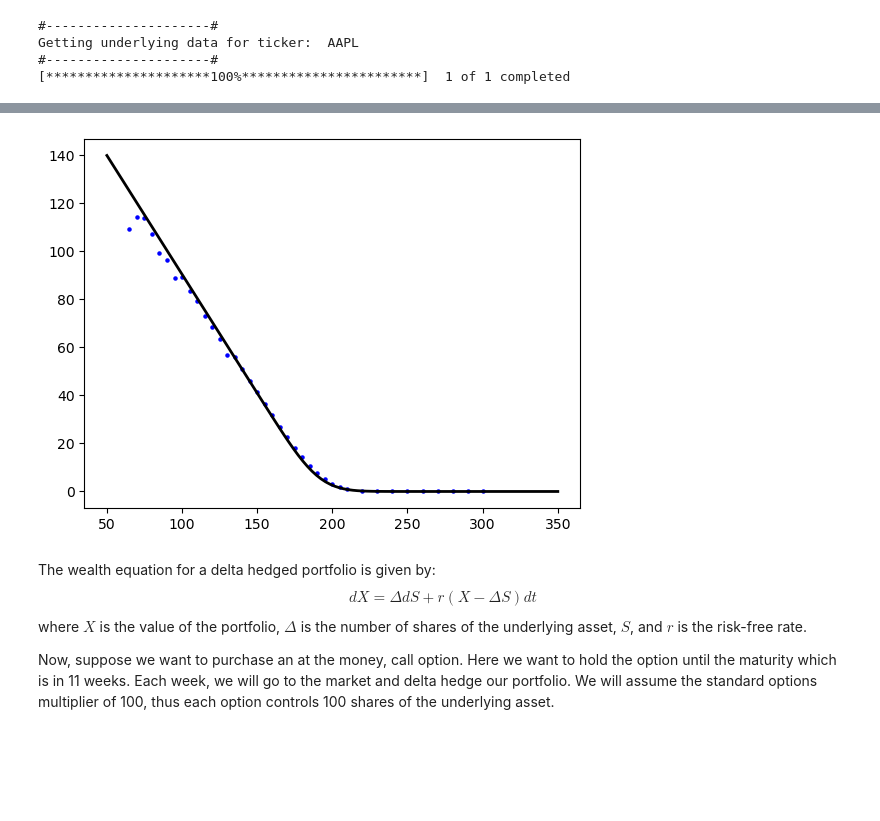
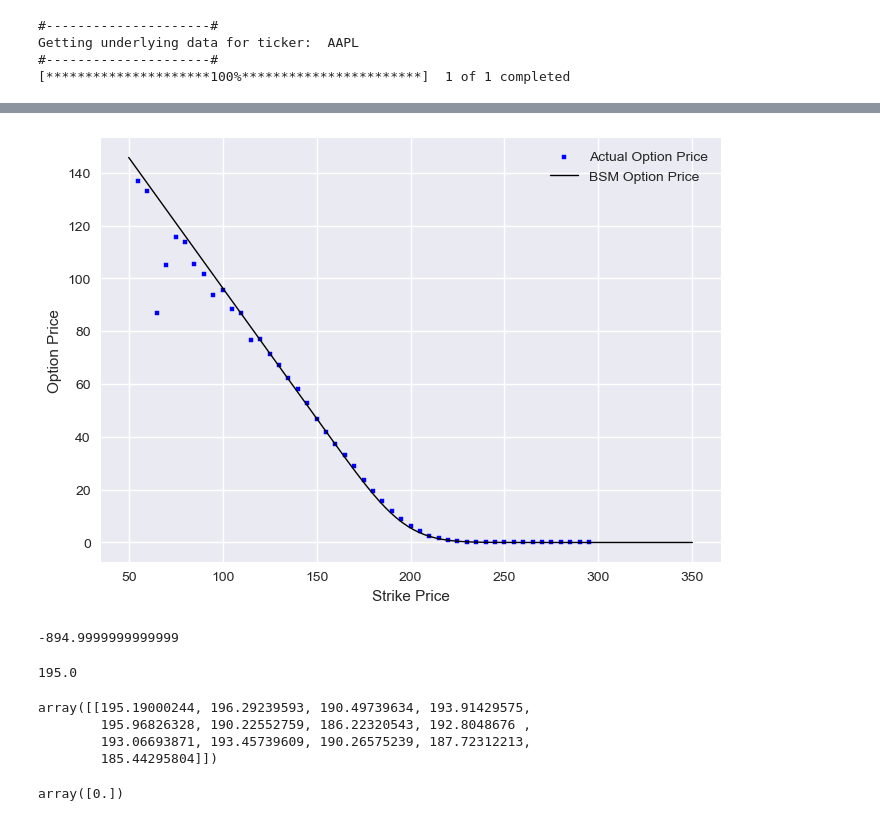
Before and after one commit to mikeal888/Hedging_API, a Jupyter notebook: delta_hedging.ipynb, the cells around one changed output, grey strips where cells are left out. Drawn from its saved outputs; the diff is of its cells as text; code cells hidden in the pictures; blank space fills up the shorter version.

Commit message:
using preloaded dataset

```diff
--- a/delta_hedging.ipynb
+++ b/delta_hedging.ipynb
@@ -73,33 +103,32 @@ options = get_options_data(option_ticker, expiry_date, 'call')
 # %%
+# get the option that is the closest to the money
 idx = np.abs(options.index - S0).argmin()
 option = options.iloc[idx]
 
 # We now purchase the option, which controls 100 shares so the price is
 C0 = option['lastPrice']
+
+# get strike price
 K = option.name
-X0 = C0
+
 # we will assume the volatility is the same as the last realised volatility
 vol = data['volatility'].values[-1]/(100/55**0.5)
-
-
-K_vals = np.linspace(50, 350, 100)
-# define a function that returns greeks using black scholes
-call_price = OptionsPriceBSM(S0, K_vals, tau_trading, vol, r, option_type='call')
-
-plt.scatter(options.index, options['lastPrice'], color='b', s=5)
-plt.plot(K_vals, call_price, color='k', linewidth=2)
-
-plt.show()
-# %% [output]
-[figure, removed]
-# %% [markdown]
-The wealth equation for a delta hedged portfolio is given by:
-$$
-dX = \Delta dS + r(X - \Delta S)dt
-$$
-where $X$ is the value of the portfolio, $\Delta$ is the number of shares of the underlying asset, $S$, and $r$ is the risk-free rate.
-
-Now, suppose we want to purchase an at the money, call option. Here we want to hold the option until the maturity which is in 11 weeks. Each week, we will go to the market and delta hedge our portfolio. We will assume the standard options multiplier of 100, thus each option controls 100 shares of the underlying asset.
+# %%
+# We will now compare the BSM to the actual options price
+K_vals = np.linspace(50, 350, 100)
+
+# Get the call price
+call_price = OptionsPriceBSM(S0, K_vals, tau_trading, vol, r, option_type='call')
+
+plt.scatter(options.index, options['lastPrice'], color='b', s=10, marker='s', label='Actual Option Price')
+plt.plot(K_vals, call_price, color='k', linewidth=1, label='BSM Option Price')
+plt.xlabel('Strike Price')
+plt.ylabel('Option Price')
+plt.legend()
+
+plt.show()
+# %% [output]
+[figure, added]
 # %%
 # Assuming geometric brownian motion, we can simulate the stock price
 # over the next 77 days which is 60 trading days
@@ -120,4 +148,30 @@ Xt[:, 0] = C0*100
 dr = np.exp(r*dtau)
+# %%
+# We now want to compute our net cash flow at each time step assuming a 100 multiplier
+# We will assume that we have bought the option at the start, so we have a cash outflow
+
+X0 = - 100*C0
+
+# We are long the call, so we need to sell delta shares of the stock
+X0
+# %% [output]
+-894.9999999999999
+# %%
+K
+# %% [output]
+195.0
+# %%
+St
+# %% [output]
+array([[195.19000244, 196.29239593, 190.49739634, 193.91429575,
+        195.96826328, 190.22552759, 186.22320543, 192.8048676 ,
+        193.06693871, 193.45739609, 190.26575239, 187.72312213,
+        185.44295804]])
+# %%
+payoff = np.maximum(St.T[-1]-K, 0)
+payoff
+# %% [output]
+array([0.])
 # %%
 # create a dataframe to store the data with index name as week
 df = pd.DataFrame(index=np.arange(len(t)), columns=['Stock Price', 'Option Price', 'Delta'])
```
Also changed, not shown: parts of 12 cells of this notebook, 1 other file.
